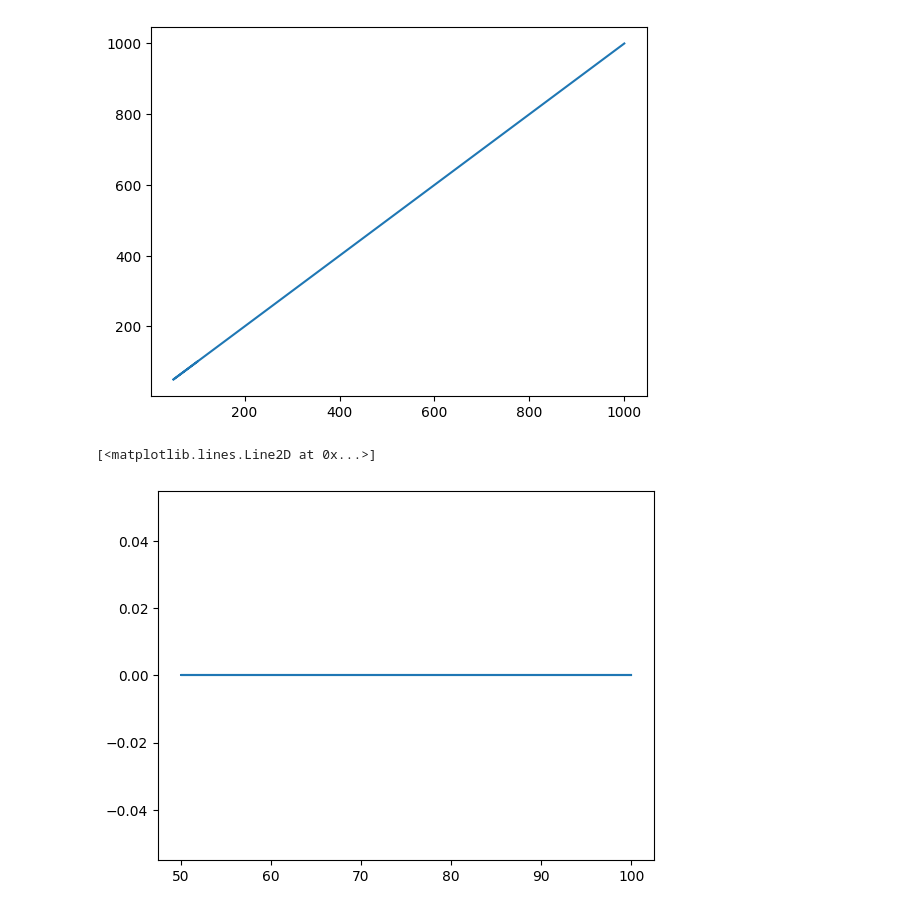
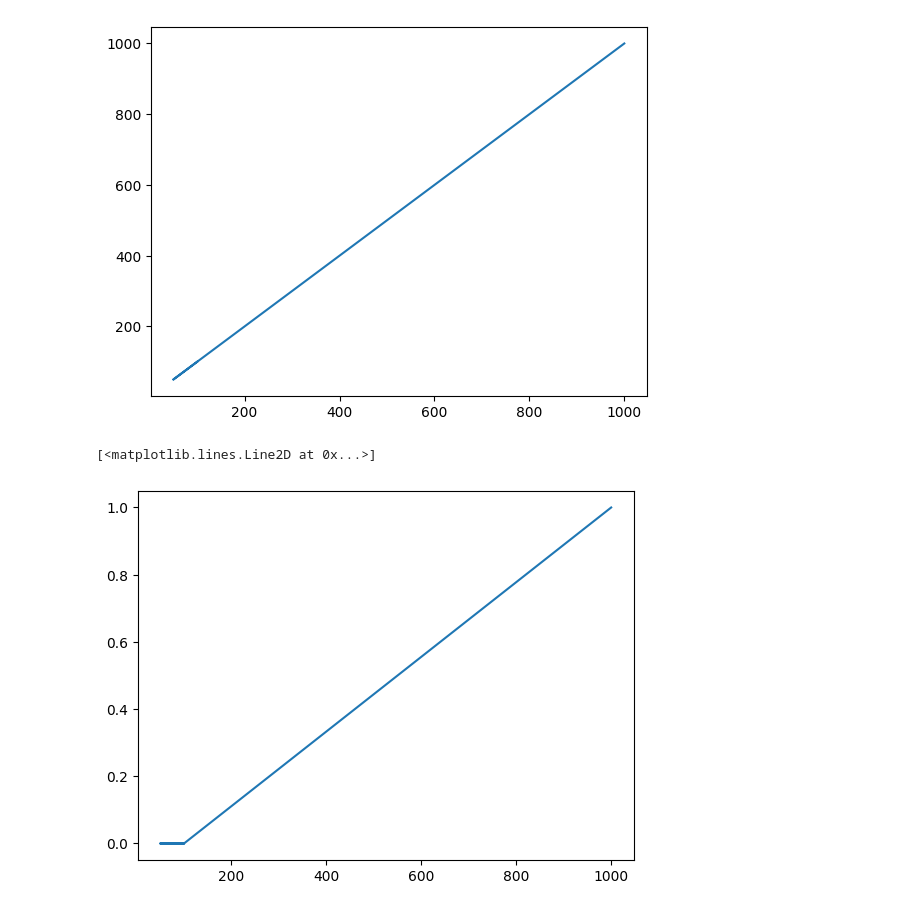
Before and after one commit to AJyothi001/FMLLAB, a Jupyter notebook: Activation_Functions.ipynb, the cells around one changed output. Saved outputs shown, nothing was run; the diff lists cells and outputs as text; code cells hidden in the pictures.

```diff
--- a/Activation_Functions.ipynb
+++ b/Activation_Functions.ipynb
@@ -31,10 +31,11 @@ plt.plot(x,y)
 [figure]
 # %%
 def softmax(x):
-  return np.exp(x)/np.sum(np.exp(x))
+  p=np.exp(x-np.max(x))
+  return p/np.sum(p)
 x=np.array([100,50,100,1000])
 y=softmax(x)
 plt.plot(x,y)
 # %% [output]
 [<matplotlib.lines.Line2D at 0x...>]
-[figure, old version]
+[figure, new version]
```
